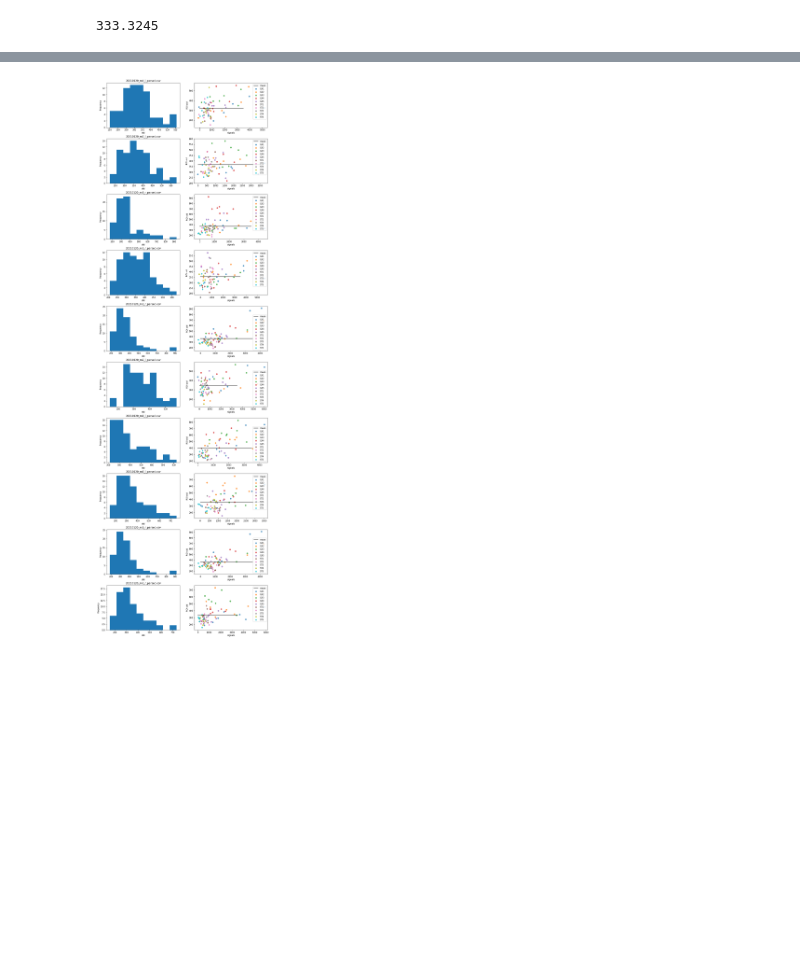
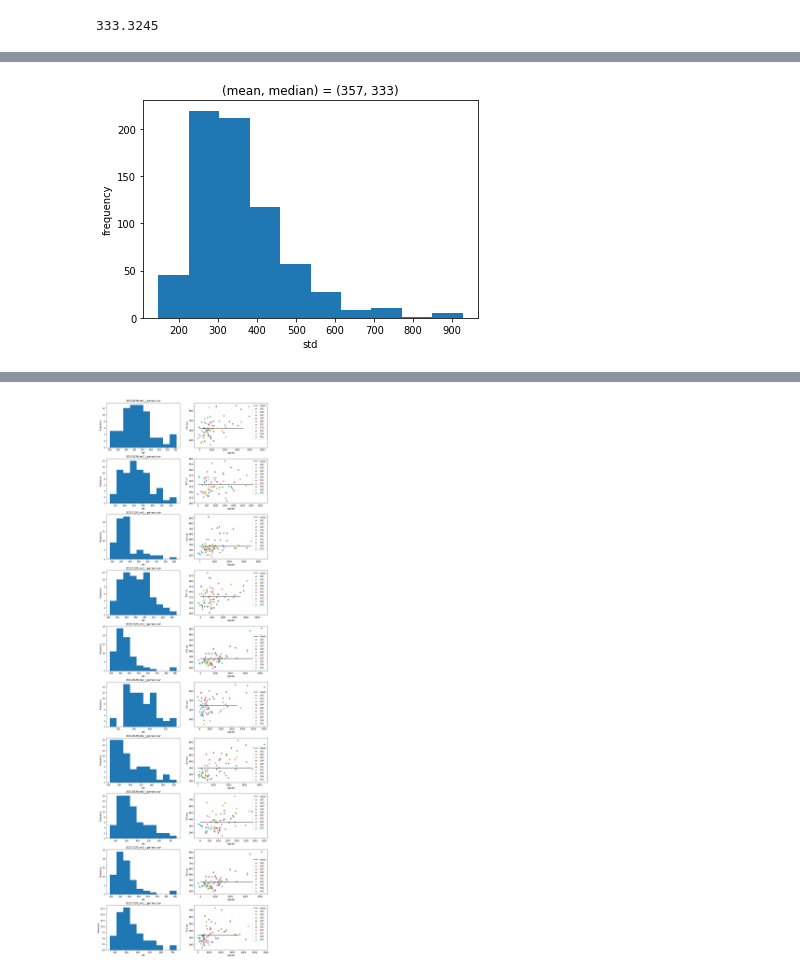
Before and after one commit to CUQI-DTU/Paper-Cochlear, a Jupyter notebook: code/dataparsing_scripts/noise analysis.ipynb, the cells around one changed output, grey strips where cells are left out. Drawn from its saved outputs; the diff is of its cells as text; code cells hidden in the pictures; blank space fills up the shorter version.

Commit message:
all std noise histogram
histogram with mean and median std for all CT recordings.

```diff
--- a/code/dataparsing_scripts/noise analysis.ipynb
+++ b/code/dataparsing_scripts/noise analysis.ipynb
@@ -68,3 +61,18 @@ plt.show()
+# %%
+allstds = allCT[castroistds].values.flatten()
+allstdmean = int(np.round(np.mean(allstds), 0))
+allstdsmedian = int(np.round(np.median(allstds), 0))
+
+plt.hist(allstds)
+plt.title(f'(mean, median) = ({allstdmean}, {allstdsmedian})')
+plt.xlabel("std")
+plt.ylabel("frequency")
+
+plt.savefig("./relevant ROIs std histogram.png")
+
+plt.show()
+# %% [output]
+[figure, added]
 # %%
 def plotsignalwithstds(df, castrois, ax1=None, ax2=None, title=""):
     castroistds = [c + ' std' for c in castrois]
```
Also changed, not shown: parts of 4 cells of this notebook, 1 other file.
